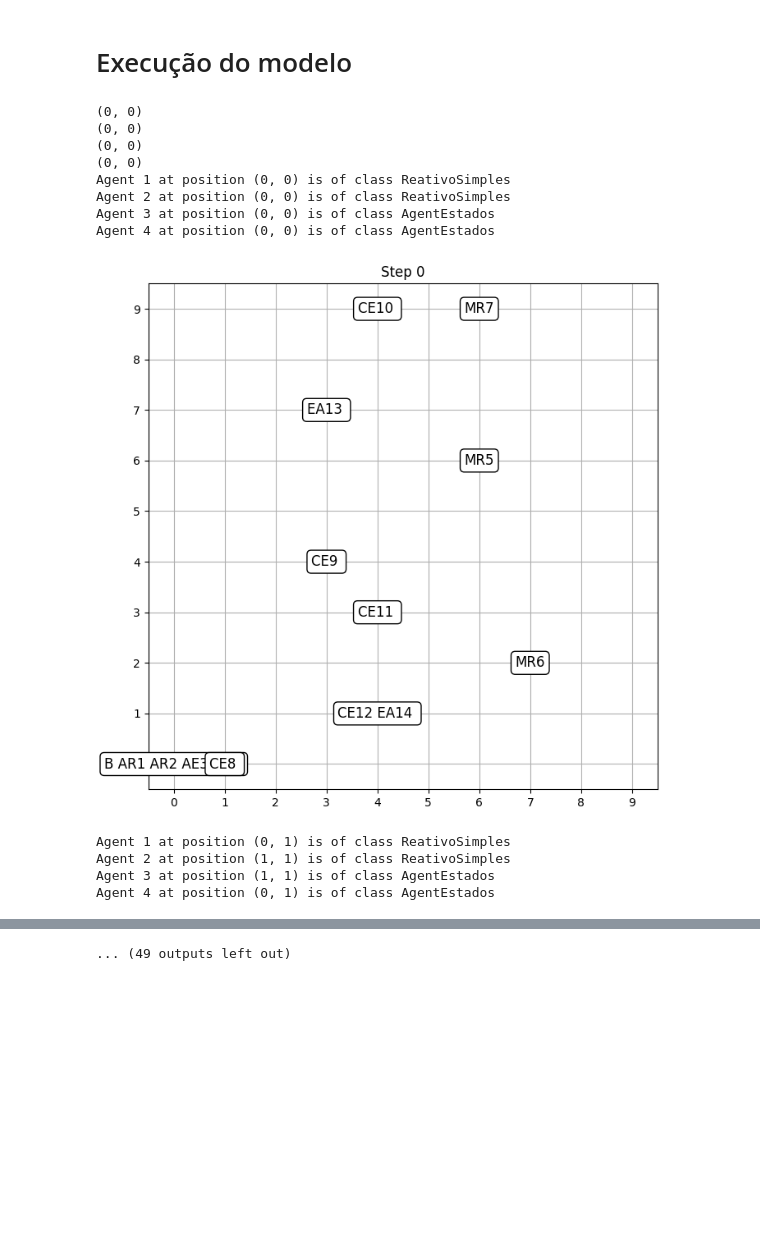
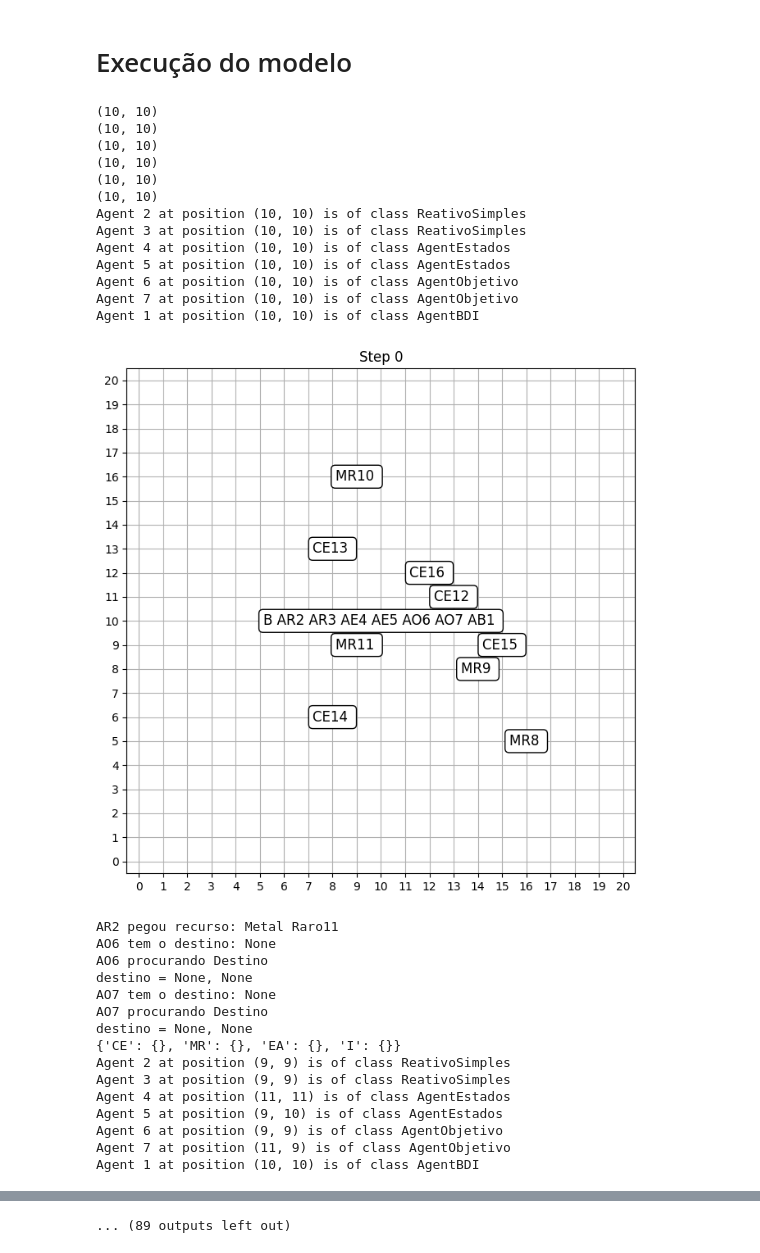
Before and after one commit to luisEscm/trabalho_1_IA, a Jupyter notebook: Projeto/trabalho_agents.ipynb, the cells around one changed output, grey strips where cells are left out. Saved outputs shown, nothing was run; the diff lists cells and outputs as text; code cells hidden in the pictures; blank space fills up the shorter version.

Commit message:
primeir versão do de objetivos

```diff
--- a/Projeto/trabalho_agents.ipynb
+++ b/Projeto/trabalho_agents.ipynb
@@ -12,6 +14,7 @@ class Item(Agent):
     def __init__(self, model, item_type, pontos):
         super().__init__(model)
         self.type = item_type
+        self.nome = item_type
         self.pontos = pontos
         self.carregado_por = []
 
@@ -334,21 +678,24 @@ def visualize_model(model, step_number, fig_width=10, fig_height=10):
         # Agente Cooperativo = AC
         # Agente BDI = AB
 
-        if isinstance(agent, ReativoSimples) or isinstance(agent, AgentEstados):
+        if isinstance(agent, ReativoSimples) or isinstance(agent, AgentEstados) or isinstance(agent, AgentObjetivo):
             nome = agent.nome
 
             if agent.has_item:
                 item_carregado = agent.item
                 if item_carregado.type == "Cristal Energético":
-                    grid[x, y] += f"{nome}{agent.unique_id}(CE)"
+                    grid[x, y] += f"{nome}(CE) "
                 elif item_carregado.type == "Metal Raro":
-                    grid[x, y] += f"{nome}{agent.unique_id}(MR)"
+                    grid[x, y] += f"{nome}(MR) "
                 elif item_carregado.type == "Estrutura Antiga":
-                    grid[x, y] += f"{nome}{agent.unique_id}(EA)"
+                    grid[x, y] += f"{nome}(EA) "
                 else:
-                    grid[x, y] += f"{nome}{agent.unique_id}(I)"
+                    grid[x, y] += f"{nome}(I) "
             else:
-                grid[x, y] += f"{nome}{agent.unique_id} "
+                grid[x, y] += f"{nome} "
+        elif isinstance(agent, AgentBDI):
+            nome = agent.nome
+            grid[x, y] += f"{nome} "
 
     # Add single items to the grid
     for item in model.items_cristal:
@@ -359,7 +706,7 @@ def visualize_model(model, step_number, fig_width=10, fig_height=10):
     for item in model.items_metal:
         if not item.carregado_por:
             x, y = item.pos
-            grid[x, y] += f"MR{item.unique_id}"
+            grid[x, y] += f"MR{item.unique_id} "
     # Add double items to the grid
     for item in model.items_estrutura:
         if not item.carregado_por:
@@ -383,34 +730,51 @@ def visualize_model(model, step_number, fig_width=10, fig_height=10):
 # %%
 # Parameters
 num_agents = 2
-width = 10
-height = 10
-num_cristais = 5
-num_metais = 3
-num_estruturas_old = 2
-num_steps = 30
-base = (0, 0)
+width = 21
+height = 21
+cristais_pos = [(11,13), (13,8), (6,8), (9,15), (12,12)]
+metais_pos = [(5,16), (8,14), (16,9), (9,9)]
+estruturas_old_pos = []
+num_steps = 50
+base = (10, 10)
 
 # Create the model
-model = RandomWalkModel(num_agents, width, height, num_cristais, num_metais, num_estruturas_old, base)
+model = RandomWalkModel(num_agents, width, height, cristais_pos, metais_pos, estruturas_old_pos, base)
 
 # Run the model and visualize each step with adjustable image size
 fig_width = 8  # Adjust figure width
 fig_height = 8  # Adjust figure height
 for step in range(num_steps):
     visualize_model(model, step, fig_width, fig_height)
     model.step()
+visualize_model(model, step, fig_width, fig_height)
 # %% [output]
-(0, 0)
-(0, 0)
-(0, 0)
-(0, 0)
-Agent 1 at position (0, 0) is of class ReativoSimples
-Agent 2 at position (0, 0) is of class ReativoSimples
-Agent 3 at position (0, 0) is of class AgentEstados
-Agent 4 at position (0, 0) is of class AgentEstados
+(10, 10)
+(10, 10)
+(10, 10)
+(10, 10)
+(10, 10)
+(10, 10)
+Agent 2 at position (10, 10) is of class ReativoSimples
+Agent 3 at position (10, 10) is of class ReativoSimples
+Agent 4 at position (10, 10) is of class AgentEstados
+Agent 5 at position (10, 10) is of class AgentEstados
+Agent 6 at position (10, 10) is of class AgentObjetivo
+Agent 7 at position (10, 10) is of class AgentObjetivo
+Agent 1 at position (10, 10) is of class AgentBDI
-[figure, old version]
+[figure, new version]
-Agent 1 at position (0, 1) is of class ReativoSimples
-Agent 2 at position (1, 1) is of class ReativoSimples
-Agent 3 at position (1, 1) is of class AgentEstados
-Agent 4 at position (0, 1) is of class AgentEstados
+AR2 pegou recurso: Metal Raro11
+AO6 tem o destino: None
+AO6 procurando Destino
+destino = None, None
+AO7 tem o destino: None
+AO7 procurando Destino
+destino = None, None
+{'CE': {}, 'MR': {}, 'EA': {}, 'I': {}}
+Agent 2 at position (9, 9) is of class ReativoSimples
+Agent 3 at position (9, 9) is of class ReativoSimples
+Agent 4 at position (11, 11) is of class AgentEstados
+Agent 5 at position (9, 10) is of class AgentEstados
+Agent 6 at position (9, 9) is of class AgentObjetivo
+Agent 7 at position (11, 9) is of class AgentObjetivo
+Agent 1 at position (10, 10) is of class AgentBDI
@@ -438,4 +853,4 @@ Agent 4 at position (1, 4) is of class AgentEstados
-... (49 outputs left out)
+... (89 outputs left out)
 # %%
 print(f"Contribuição total: {model.contribuicao_total}")
 for agent in model.schedule.agents:
```
Also changed, not shown: parts of 12 cells of this notebook.
